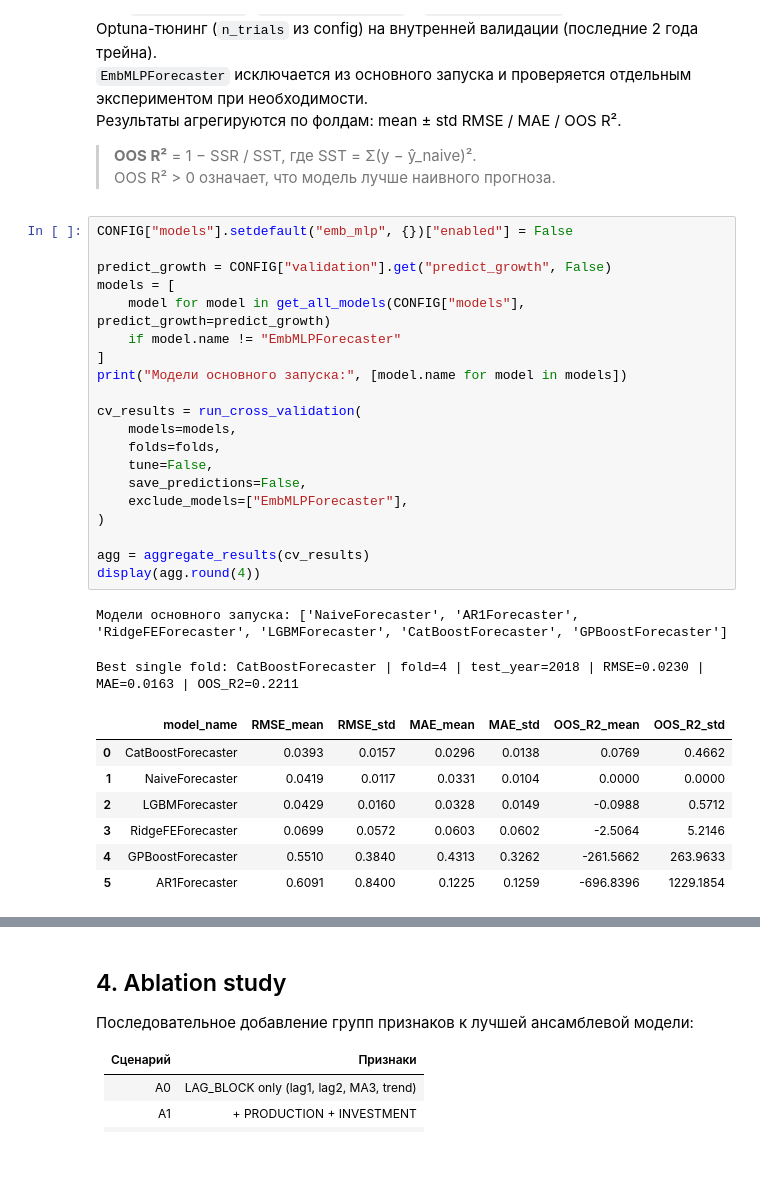
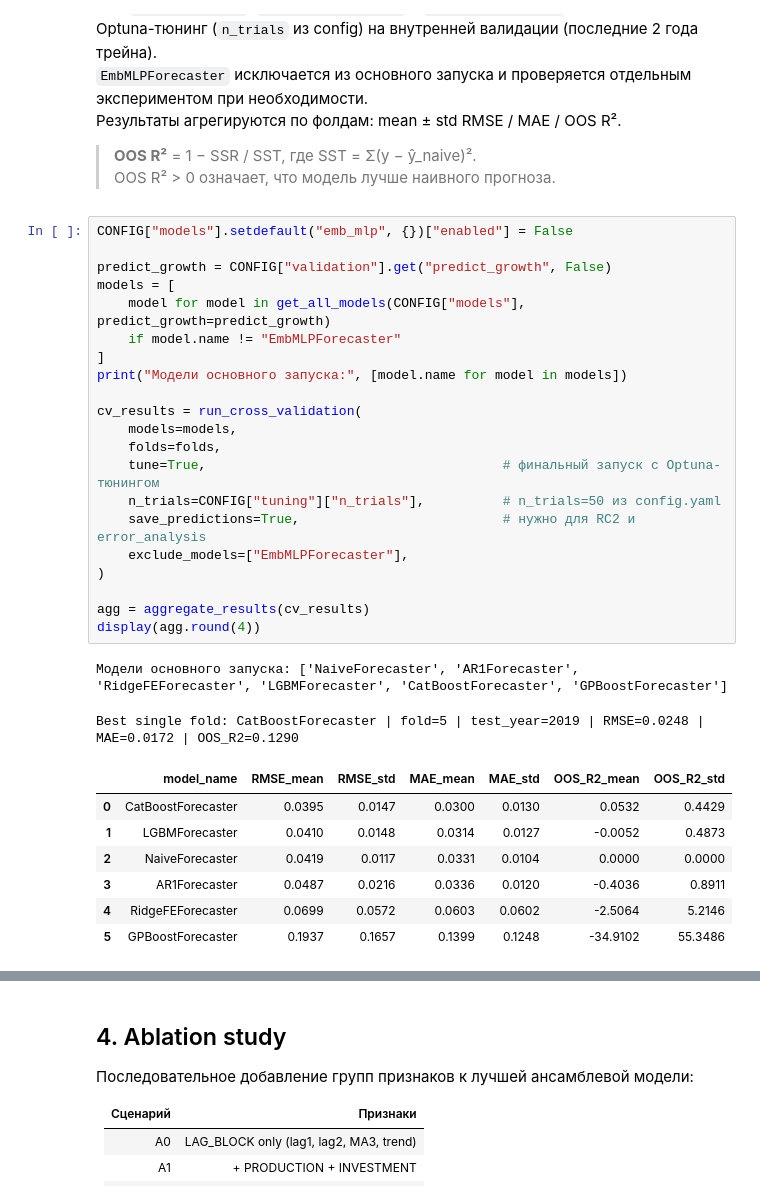
Before and after one commit to Tigran28102003/personal_projects, a Jupyter notebook: disser_epta/grp_forecast/main.ipynb, the cells around one changed output, grey strips where cells are left out. Drawn from its saved outputs; the diff is of its cells as text; blank space fills up the shorter version.

```diff
--- a/disser_epta/grp_forecast/main.ipynb
+++ b/disser_epta/grp_forecast/main.ipynb
@@ -249,33 +249,34 @@ Optuna-тюнинг (`n_trials` из config) на внутренней вали
 # %%
 CONFIG["models"].setdefault("emb_mlp", {})["enabled"] = False
 
 predict_growth = CONFIG["validation"].get("predict_growth", False)
 models = [
     model for model in get_all_models(CONFIG["models"], predict_growth=predict_growth)
     if model.name != "EmbMLPForecaster"
 ]
 print("Модели основного запуска:", [model.name for model in models])
 
 cv_results = run_cross_validation(
     models=models,
     folds=folds,
-    tune=False,
-    save_predictions=False,
+    tune=True,                                      # финальный запуск с Optuna-тюнингом
+    n_trials=CONFIG["tuning"]["n_trials"],          # n_trials=50 из config.yaml
+    save_predictions=True,                          # нужно для RC2 и error_analysis
     exclude_models=["EmbMLPForecaster"],
 )
 
 agg = aggregate_results(cv_results)
 display(agg.round(4))
 # %% [output]
 Модели основного запуска: ['NaiveForecaster', 'AR1Forecaster', 'RidgeFEForecaster', 'LGBMForecaster', 'CatBoostForecaster', 'GPBoostForecaster']
-Best single fold: CatBoostForecaster | fold=4 | test_year=2018 | RMSE=0.0230 | MAE=0.0163 | OOS_R2=0.2211
+Best single fold: CatBoostForecaster | fold=5 | test_year=2019 | RMSE=0.0248 | MAE=0.0172 | OOS_R2=0.1290
 |  | model_name | RMSE_mean | RMSE_std | MAE_mean | MAE_std | OOS_R2_mean | OOS_R2_std |
-| 0 | CatBoostForecaster | 0.0393 | 0.0157 | 0.0296 | 0.0138 | 0.0769 | 0.4662 |
-| 1 | NaiveForecaster | 0.0419 | 0.0117 | 0.0331 | 0.0104 | 0.0000 | 0.0000 |
-| 2 | LGBMForecaster | 0.0429 | 0.0160 | 0.0328 | 0.0149 | -0.0988 | 0.5712 |
-| 3 | RidgeFEForecaster | 0.0699 | 0.0572 | 0.0603 | 0.0602 | -2.5064 | 5.2146 |
-| 4 | GPBoostForecaster | 0.5510 | 0.3840 | 0.4313 | 0.3262 | -261.5662 | 263.9633 |
-| 5 | AR1Forecaster | 0.6091 | 0.8400 | 0.1225 | 0.1259 | -696.8396 | 1229.1854 |
+| 0 | CatBoostForecaster | 0.0395 | 0.0147 | 0.0300 | 0.0130 | 0.0532 | 0.4429 |
+| 1 | LGBMForecaster | 0.0410 | 0.0148 | 0.0314 | 0.0127 | -0.0052 | 0.4873 |
+| 2 | NaiveForecaster | 0.0419 | 0.0117 | 0.0331 | 0.0104 | 0.0000 | 0.0000 |
+| 3 | AR1Forecaster | 0.0487 | 0.0216 | 0.0336 | 0.0120 | -0.4036 | 0.8911 |
+| 4 | RidgeFEForecaster | 0.0699 | 0.0572 | 0.0603 | 0.0602 | -2.5064 | 5.2146 |
+| 5 | GPBoostForecaster | 0.1937 | 0.1657 | 0.1399 | 0.1248 | -34.9102 | 55.3486 |
 # %%
 fig = plot_metrics_table(agg)
 fig.savefig("figures/metrics_table.png", dpi=150, bbox_inches="tight")
```
Also changed, not shown: parts of 7 cells of this notebook, 4 other files.
